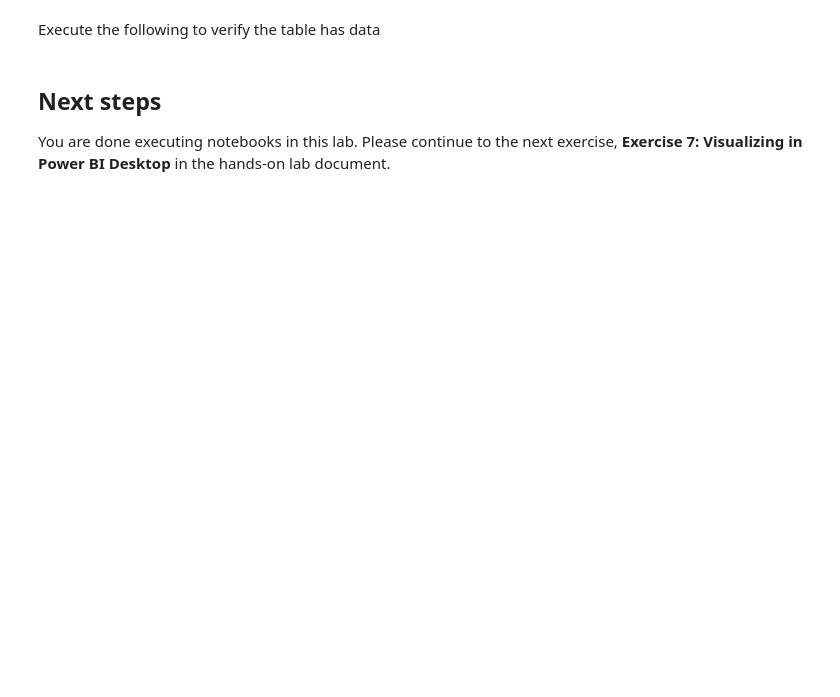
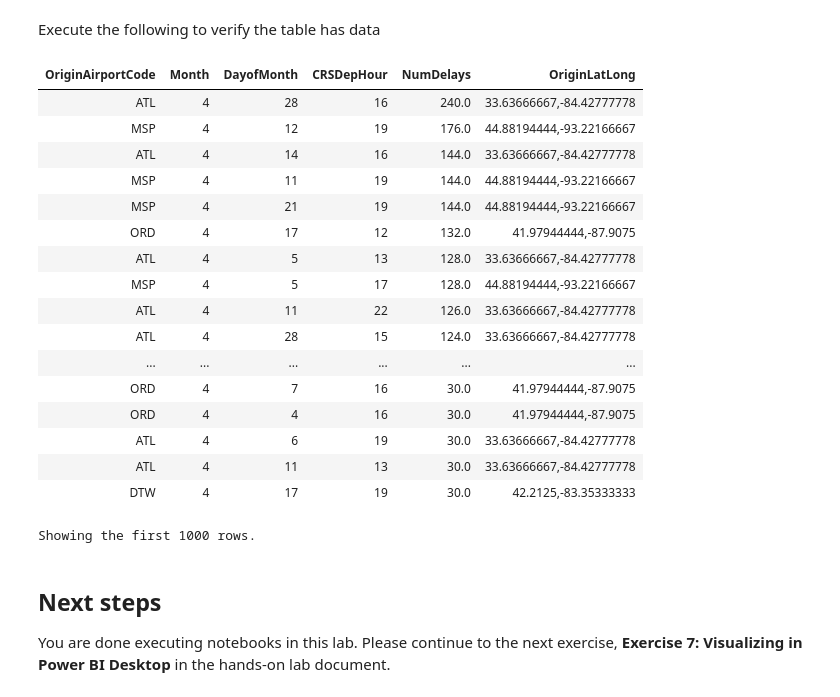
Before and after one commit to microsoft/MTC_IL_WORKSHOP_Big_data_analytics_and_visualization, a Jupyter notebook: DATA_ENG_IN_AZURE/Hands-on lab/lab-files/BigDataVis/Exercise 6/01 Explore Data.ipynb, the cells around one changed output. Cells and saved outputs as stored; diff of their text form; code cells hidden in the pictures; blank space fills up the shorter version.

```diff
--- a/DATA_ENG_IN_AZURE/Hands-on lab/lab-files/BigDataVis/Exercise 6/01 Explore Data.ipynb
+++ b/DATA_ENG_IN_AZURE/Hands-on lab/lab-files/BigDataVis/Exercise 6/01 Explore Data.ipynb
@@ -30,7 +97,29 @@ summary.write.mode("overwrite").saveAsTable("flight_delays_summary")
 Execute the following to verify the table has data
 # %%
 %sql
-select * from flight_delays_summary
+select
+  *
+from
+  flight_delays_summary
+# %% [output]
+| OriginAirportCode | Month | DayofMonth | CRSDepHour | NumDelays | OriginLatLong |
+| ATL | 4 | 28 | 16 | 240.0 | 33.63666667,-84.42777778 |
+| MSP | 4 | 12 | 19 | 176.0 | 44.88194444,-93.22166667 |
+| ATL | 4 | 14 | 16 | 144.0 | 33.63666667,-84.42777778 |
+| MSP | 4 | 11 | 19 | 144.0 | 44.88194444,-93.22166667 |
+| MSP | 4 | 21 | 19 | 144.0 | 44.88194444,-93.22166667 |
+| ORD | 4 | 17 | 12 | 132.0 | 41.97944444,-87.9075 |
+| ATL | 4 | 5 | 13 | 128.0 | 33.63666667,-84.42777778 |
+| MSP | 4 | 5 | 17 | 128.0 | 44.88194444,-93.22166667 |
+| ATL | 4 | 11 | 22 | 126.0 | 33.63666667,-84.42777778 |
+| ATL | 4 | 28 | 15 | 124.0 | 33.63666667,-84.42777778 |
+| ... | ... | ... | ... | ... | ... |
+| ORD | 4 | 7 | 16 | 30.0 | 41.97944444,-87.9075 |
+| ORD | 4 | 4 | 16 | 30.0 | 41.97944444,-87.9075 |
+| ATL | 4 | 6 | 19 | 30.0 | 33.63666667,-84.42777778 |
+| ATL | 4 | 11 | 13 | 30.0 | 33.63666667,-84.42777778 |
+| DTW | 4 | 17 | 19 | 30.0 | 42.2125,-83.35333333 |
+Showing the first 1000 rows.
 # %% [markdown]
 ## Next steps
 
```
Also changed, not shown: parts of 6 cells of this notebook, 2 other files.
